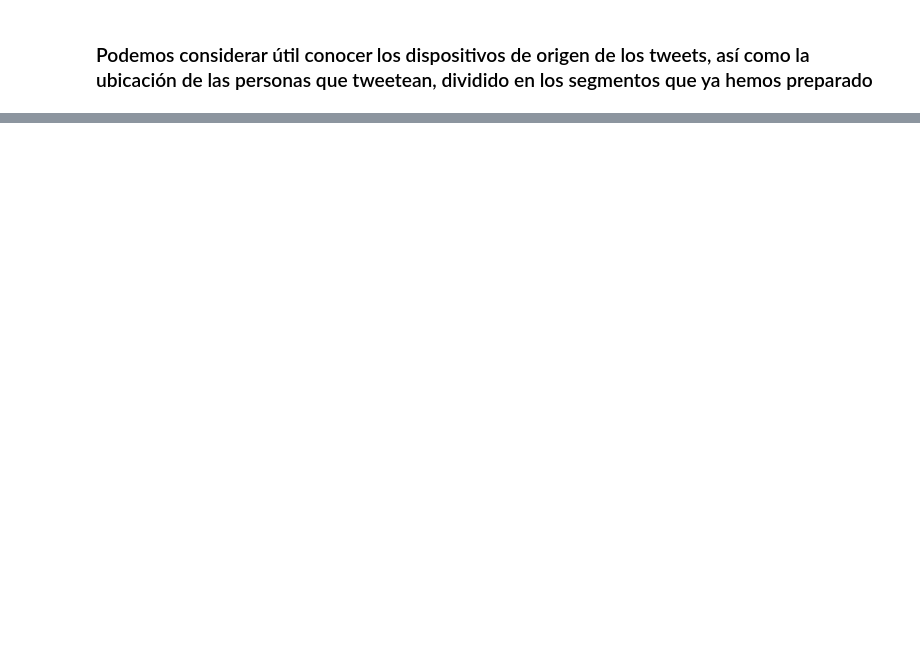
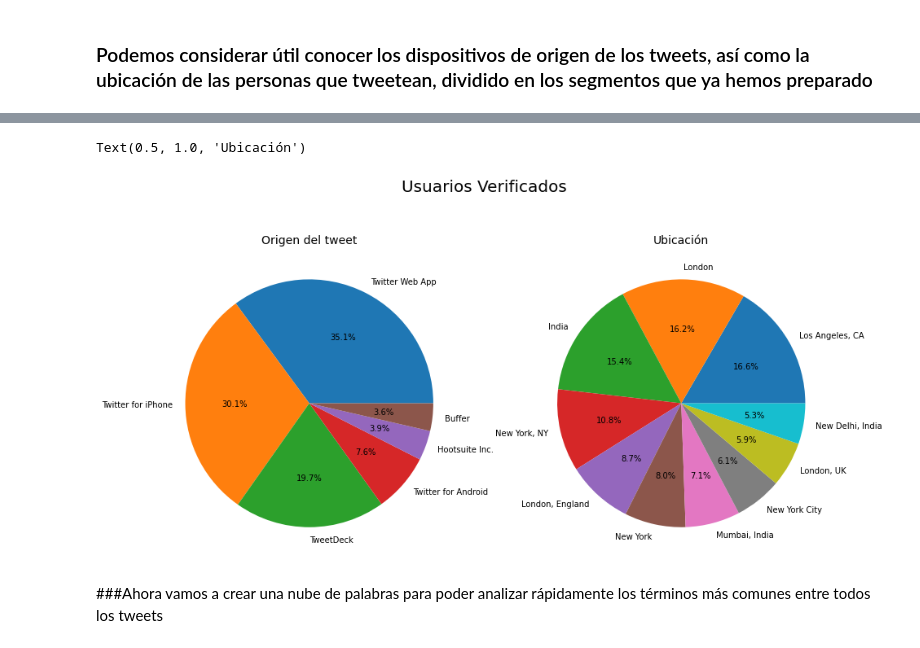
Before and after one commit to psicobloc/EDA_SquidGameTweets, a Jupyter notebook: Entregable_come_verde_Hugo_ValenciaV.ipynb, the cells around one changed output, grey strips where cells are left out. Drawn from its saved outputs; the diff is of its cells as text; code cells hidden in the pictures; blank space fills up the shorter version.

```diff
--- a/Entregable_come_verde_Hugo_ValenciaV.ipynb
+++ b/Entregable_come_verde_Hugo_ValenciaV.ipynb
@@ -76,7 +177,10 @@ axis[1].set_title('Ubicación', fontsize=14)
 # %%
-figura, axis = plt.subplots(nrows=1, ncols=2, figsize=[13, 5])
+figura, axis = plt.subplots(nrows=1, ncols=2, figsize=[15, 8])
 figura.suptitle('Usuarios Verificados', fontsize=20)
-axis[0].pie(tweets_verificados.source.value_counts().iloc[:6], labels= tweets_verificados.source.value_counts().iloc[:6].index)
-axis[0].set_title('Origen', fontsize=14)
-axis[1].pie(tweets_verificados.user_location.value_counts().dropna().iloc[:10], labels=tweets_verificados.user_location.value_counts().dropna().iloc[:10].index)
+axis[0].pie(tweets_verificados.source.value_counts().iloc[:6], labels= tweets_verificados.source.value_counts().iloc[:6].index, autopct='%1.1f%%')
+axis[0].set_title('Origen del tweet', fontsize=14)
+axis[1].pie(tweets_verificados.user_location.value_counts().dropna().iloc[:10], labels=tweets_verificados.user_location.value_counts().dropna().iloc[:10].index, autopct='%1.1f%%')
 axis[1].set_title('Ubicación', fontsize=14)
+# %% [output]
+Text(0.5, 1.0, 'Ubicación')
+[figure, added]
@@ -93,0 +187,2 @@ axis[1].set_title('Ubicación', fontsize=14)
+# %% [markdown]
+###Ahora vamos a crear una nube de palabras para poder analizar rápidamente los términos más comunes entre todos los tweets
```
Also changed, not shown: parts of 91 cells of this notebook.
